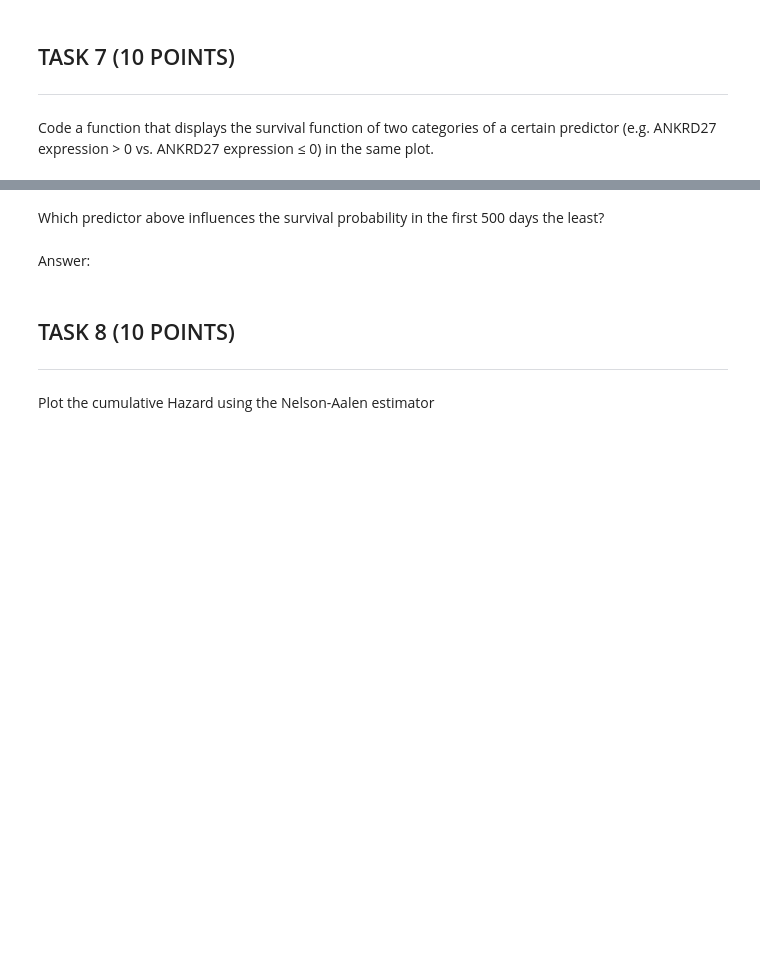
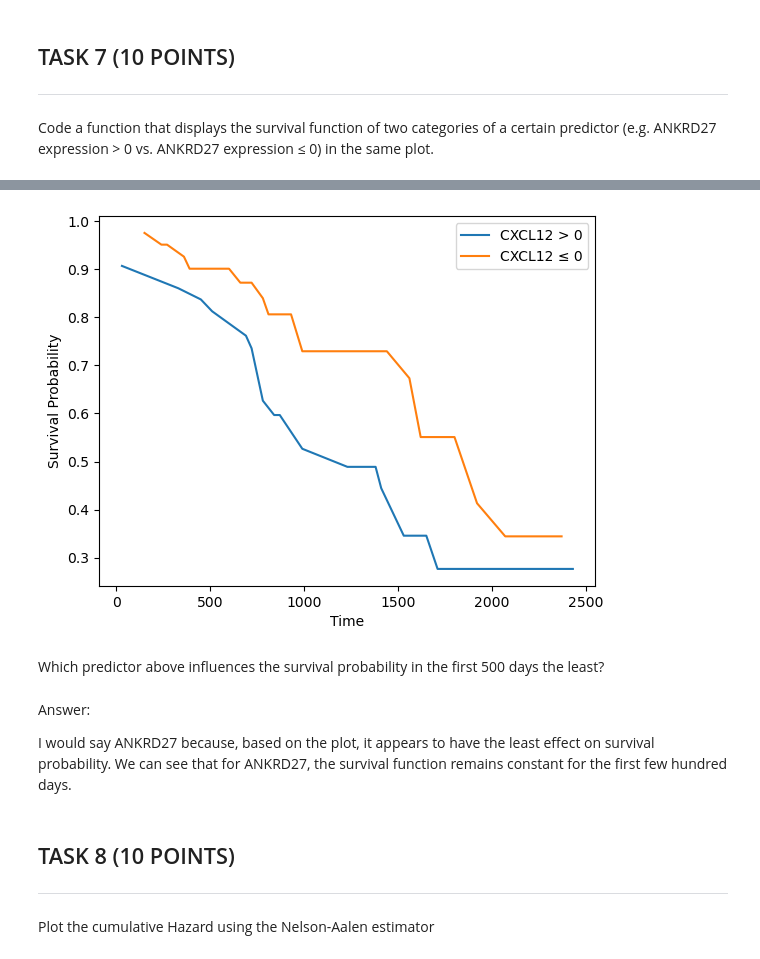
Before and after one commit to kalk-ak/Machine-Learning--MA, a Jupyter notebook: labs/lab2/Lab2_Prognosis.ipynb, the cells around one changed output, grey strips where cells are left out. Drawn from its saved outputs; the diff is of its cells as text; code cells hidden in the pictures; blank space fills up the shorter version.

```diff
--- a/labs/lab2/Lab2_Prognosis.ipynb
+++ b/labs/lab2/Lab2_Prognosis.ipynb
@@ -343,11 +356,16 @@ plot_survival_twocat(df, predictor, cat1, cat0,cat1_name,cat0_name )
 # %%
 # Plot survival for CXCL12 expression > 0 vs. CXCL12 expression ≤ 0
 
 # YOUR CODE GOES HERE
+plot_survival_twocat(df, 'CXCL12', 0, 0, 'CXCL12 > 0', 'CXCL12 ≤ 0')
+# %% [output]
+[figure, added]
 # %% [markdown]
 Which predictor above influences the survival probability in the first 500 days the least?
-# %% [markdown]
-Answer:
+# %% [markdown]
+Answer:
+
+I would say ANKRD27 because, based on the plot, it appears to have the least effect on survival probability. We can see that for ANKRD27, the survival function remains constant for the first few hundred days.
 # %% [markdown]
 ## TASK 8 (10 POINTS)
 ---
```
Also changed, not shown: parts of 21 cells of this notebook.
